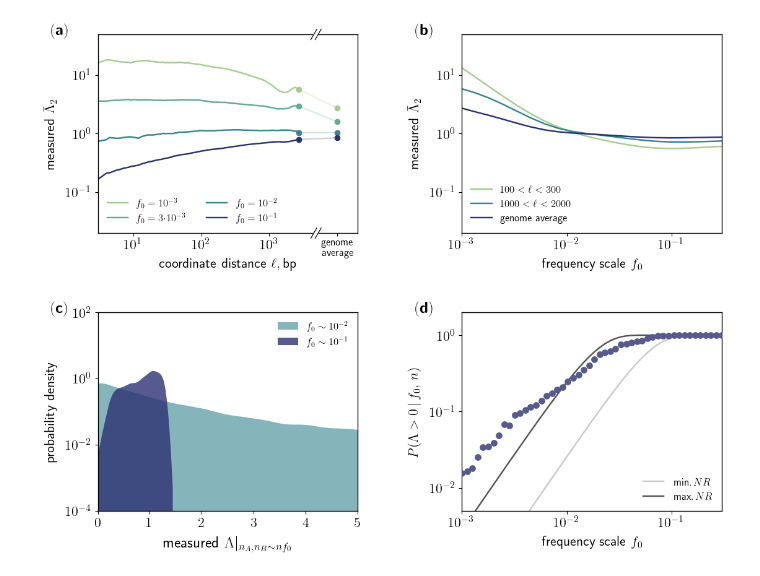
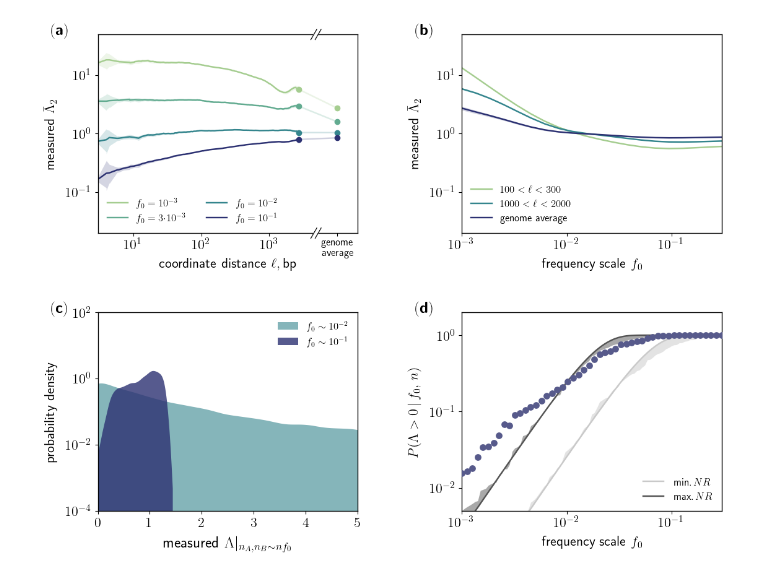
Before and after one commit to alyulina/linkage-equilibrium, a Jupyter notebook: figures/fig10.ipynb, the cells around one changed output. Saved outputs shown, nothing was run; the diff lists cells and outputs as text; code cells hidden in the pictures.

Commit message:
updated code for fig 10 by adding confidence intervals

```diff
--- a/figures/fig10.ipynb
+++ b/figures/fig10.ipynb
@@ -36,13 +36,19 @@ for i in range(3):
     f0_scan[i].append(np.load('../uhgg/' + what + '/' + species + '/f_scan_f0s_' + str(i) + '.npy'))
     f0_scan[i].append(np.load('../uhgg/' + what + '/' + species + '/f_scan_stats_' + str(i) + '.npy'))
 
+# loading pre-processed data; see ./fig10ab_preprocess_data.ipynb
+lambda2_l_err = np.load('../uhgg/' + what + '/' + species + '/fig10a_ci.npy') # 0.99 confidence intervals obtained by bootstrapping SNPs
+lambda2_f0_err = np.load('../uhgg/' + what + '/' + species + '/fig10b_ci.npy') # 0.99 confidence intervals obtained by bootstrapping SNPs
+
 # loading pre-processed data; see ./fig10c_preprocess_data.ipynb
 nrf2_large_f0 = np.load('../uhgg/' + what + '/' + species + '/LEs_uhgg_big-freq.npy')
 nrf2_med_f0 = np.load('../uhgg/' + what + '/' + species + '/LEs_uhgg_med-freq.npy')
 
 # loading pre-processed data; see ./fig10d_preprocess_data.ipynb
-four_gamete_f0s = np.load('../uhgg/' + what + '/' + species + '/f0s_fig9d.npy')
-four_gamete_prob = np.load('../uhgg/' + what + '/' + species + '/LE_prob_fig9d.npy')
+four_gamete_f0s = np.load('../uhgg/' + what + '/' + species + '/f0s_fig10d.npy')
+four_gamete_prob = np.load('../uhgg/' + what + '/' + species + '/LE_prob_fig10d.npy')
+four_gamete_prob_f0_theory = np.load('../uhgg/' + what + '/' + species + '/LE_theory_fig10d.npy') # theoretical curves given the observed distribution of fA, fB,
+                                                                                                  # obtained by integrating within the (f_min, f_max) window
 # %%
 # defining theory curves for panel d (see main text)
 def four_gamete_theory(fs, NR, n):
@@ -86,6 +92,7 @@ for c in range(4):
 
             plt.loglog(ell_scan[i][0][:-1], ell_scan[i][1][:-1], color=color, linewidth=w, label=labels[i], zorder=z)
             plt.loglog([ell_scan[i][0][-2], 1e4], ell_scan[i][1][-2:], color=color, alpha=0.225, linewidth=w, zorder=z)
+            plt.fill_between(ell_scan[i][0][:-1], lambda2_l_err[0][i, :-1], lambda2_l_err[1][i, :-1], color=color, alpha=0.2, linewidth=0)
 
             plt.scatter(ell_scan[i][0][-2], ell_scan[i][1][-2], color=color)
             plt.scatter(1e4, ell_scan[i][1][-1], color=color)
@@ -142,6 +149,8 @@ for c in range(4):
             color=matplotlib.colors.rgb2hex(cmap.to_rgba(i))
             plt.loglog(f0_scan[i][0][:-1], f0_scan[i][1][:-1], color=color, linewidth=w, label=labels[i])
             #plt.loglog([f0_scan[i][0][-2], 1], f0_scan[i][1][-2:], color=color, alpha=0.3, linewidth=w)
+            plt.fill_between(f0_scan[i][0][:-1], lambda2_f0_err[0][i, :-1], lambda2_f0_err[1][i, :-1], color=color, alpha=0.2, linewidth=0)
+
 
         plt.xticks([1e-3, 1e-2, 1e-1],
                    ['$10^{-3}$', '$10^{-2}$', '$10^{-1}$'])
@@ -208,31 +217,34 @@ for c in range(4):
         plt.plot(four_gamete_f0s, four_gamete_theory(four_gamete_f0s, NR=NR_min, n=4600), label=r"$\text{min.}\,NR$", color=grey, linewidth=w)
         plt.plot(four_gamete_f0s, four_gamete_theory(four_gamete_f0s, NR=NR_max, n=4600), label=r"$\text{max.}\,NR$", color=dark_grey, linewidth=w)
 
+        plt.fill_between(four_gamete_f0s, four_gamete_theory(four_gamete_f0s, NR=NR_max, n=4600), four_gamete_prob_f0_theory[0], color=dark_grey, alpha=0.5, linewidth=0)
+        plt.fill_between(four_gamete_f0s, four_gamete_theory(four_gamete_f0s, NR=NR_min, n=4600), four_gamete_prob_f0_theory[1], color=grey, alpha=0.5, linewidth=0)
+
         plt.scatter(four_gamete_f0s[::2], four_gamete_prob[::2], linewidth=w, c=genome_wide_color, zorder=10)
 
         plt.xscale('log')
         plt.yscale('log')
         plt.minorticks_off()
 
         # changing font size since this is a smaller figure
         plt.tick_params(axis='both', labelsize=16)
 
         plt.xticks([1e-3, 1e-2, 1e-1],
                    ['$10^{-3}$', '$10^{-2}$', '$10^{-1}$'])
         plt.yticks([1e-2, 1e-1, 1e0, 1e1],
                    ['$10^{-2}$', '$10^{-1}$', '$10^{0}$', '$10^{1}$'])
 
         plt.xlim(1e-3, 3e-1)
         plt.ylim(0.5e-2, 2e0)
 
 
         # changing font size since this is a smaller figure
         plt.ylabel(r"$P(\Lambda>0\,|\,f_0, \, n)$", fontsize=16, labelpad=10);
         plt.xlabel(r"$\text{frequency scale}\,\,f_0$", fontsize=16, labelpad=8);
 
         plt.legend(frameon=False, fontsize=12, loc='lower right', handletextpad=1);
 
 
 plt.savefig('fig10.pdf',dpi=600,bbox_inches='tight')
 # %% [output]
-[figure, old version]
+[figure, new version]
```
